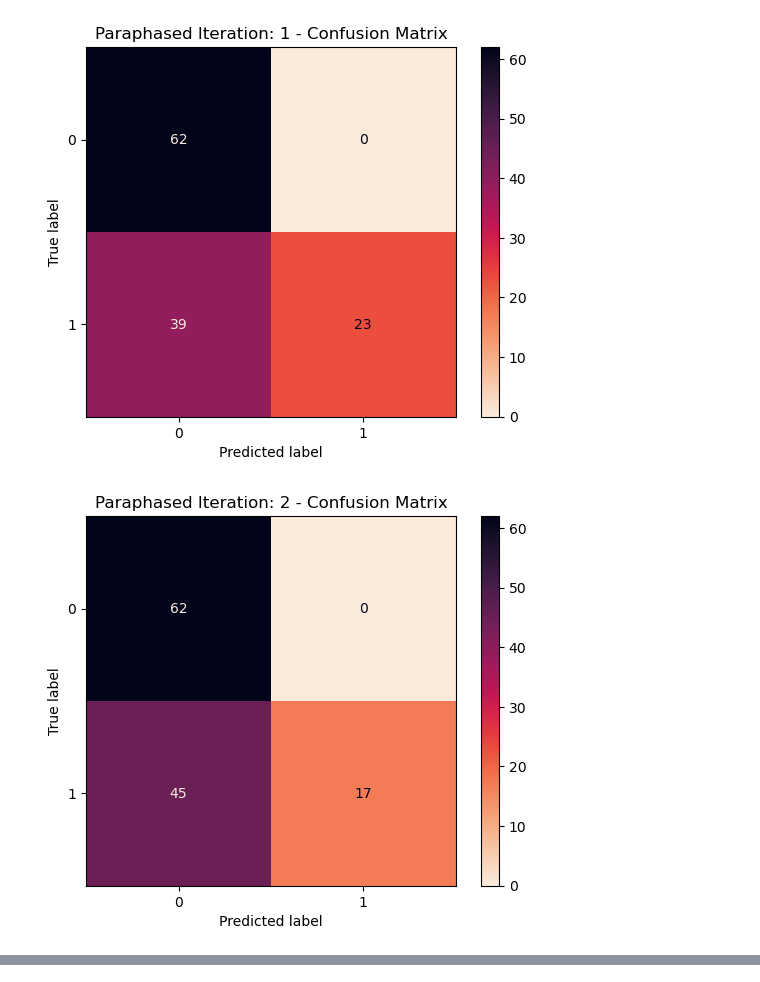
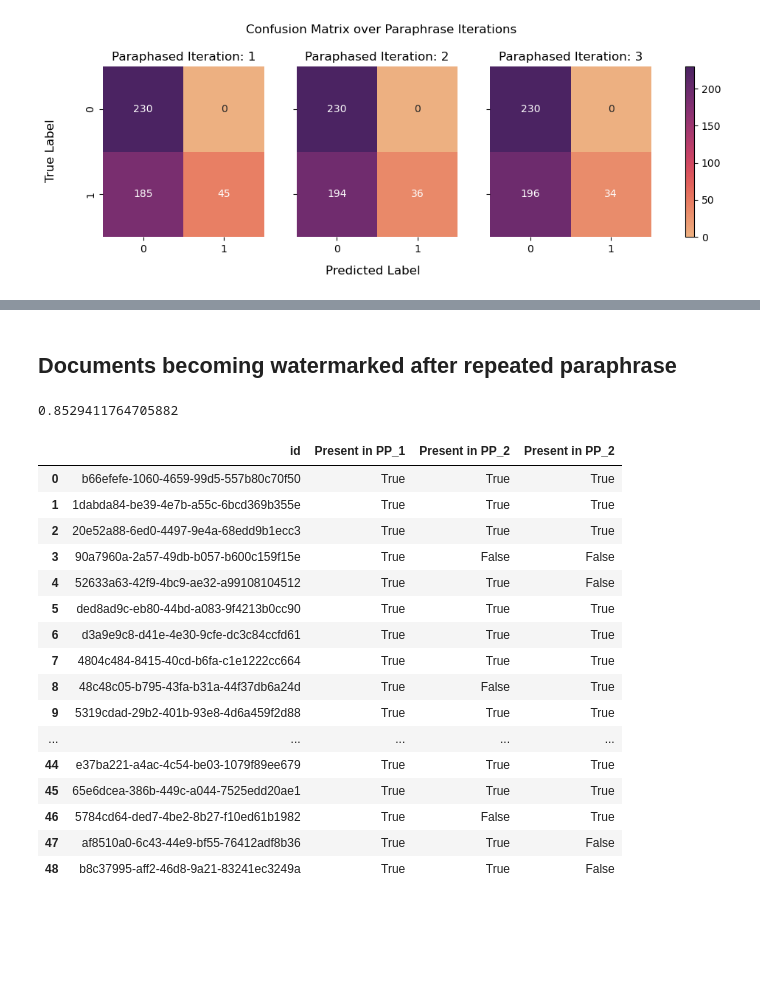
Before and after one commit to SamSJackson/Level4-Proj, a Jupyter notebook: data/notebooks/confusion_matrices.ipynb, the cells around one changed output, grey strips where cells are left out. Drawn from its saved outputs; the diff is of its cells as text; code cells hidden in the pictures; blank space fills up the shorter version.

Commit message:
Ongoing investigation of Mistral generated documents

```diff
--- a/data/notebooks/confusion_matrices.ipynb
+++ b/data/notebooks/confusion_matrices.ipynb
@@ -5,7 +6,8 @@ import matplotlib.pyplot as plt, seaborn as sns
 from sklearn.metrics import confusion_matrix, ConfusionMatrixDisplay
 # %%
-path = "../processed/train/evaluated/paraphrase_humarin_samples_62_EVALUATED_27_11_23.csv"
+path = "../processed/train/evaluated/paraphrase_humarin_samples_llama-2-7b_230_EVALUATED_05_12_2023.csv"
 df = pd.read_csv(path)
+df = df.drop(columns=['Unnamed: 0'])
 # %%
 df.columns
 # %% [output]
@@ -21,7 +25,9 @@ Index(['id', 'title', 'media-type', 'source', 'content', 'word-count',
 z_threshold = 4.0
 # Need to binary classify the results
+# %%
+relevant_columns = ["id", "kgw-watermarked", "kgw-wm-zscore"]
 # %%
-base_wmark_df = df[["kgw-watermarked", "kgw-wm-zscore"]].copy()
+base_wmark_df = df[relevant_columns].copy()
 base_wmark_df["watermarked"] = [True for _ in range(len(base_wmark_df))]
 base_wmark_df = base_wmark_df.rename(columns={"kgw-watermarked": "text", "kgw-wm-zscore": "z-score"})
 
@@ -43,10 +49,10 @@ plt.show()
 # %%
 def gen_paraphrase_df(full_df, pp_iter = 1, z_threshold = 4.0):
-    wmark_df = full_df[[f"pp-kgw-{pp_iter}", f"kgw-wm-pp-zscore-{pp_iter}"]]
+    wmark_df = full_df[["id", f"pp-kgw-{pp_iter}", f"kgw-wm-pp-zscore-{pp_iter}"]]
     wmark_df = wmark_df.rename(columns={f"pp-kgw-{pp_iter}": "text", f"kgw-wm-pp-zscore-{pp_iter}": "z-score"})
     wmark_df["watermarked"] = [True for _ in range(len(wmark_df))]
 
-    nwmark_df = full_df[[f"pp-unwatermarked-{pp_iter}", f"non-wm-pp-zscore-{pp_iter}"]]
+    nwmark_df = full_df[["id", f"pp-unwatermarked-{pp_iter}", f"non-wm-pp-zscore-{pp_iter}"]]
     nwmark_df = nwmark_df.rename(columns={f"pp-unwatermarked-{pp_iter}": "text", f"non-wm-pp-zscore-{pp_iter}": "z-score"})
     nwmark_df["watermarked"] = [False for _ in range(len(nwmark_df))]
 
@@ -58,12 +81,18 @@ image_output_path = "../results/images/confusion_matrices/"
 # %%
+fig, axs = plt.subplots(1,3, figsize=(12, 3), sharey=True)
+c_cmap = sns.color_palette("flare", as_cmap=True)
+norm = colors.Normalize(vmin=0, vmax=230)
 for i in range(1,4):
     pp_bc_df = gen_paraphrase_df(df, pp_iter=i)
     cf = confusion_matrix(pp_bc_df["watermarked"], pp_bc_df["watermark-detected"])
-    disp = ConfusionMatrixDisplay(confusion_matrix=cf)
-    disp.plot(cmap=sns.color_palette("rocket_r", as_cmap=True), colorbar=True)
-    plt.title(f"Paraphased Iteration: {i} - Confusion Matrix")
-    plt.savefig(image_output_path+f"iteration_{i}.png")
-    plt.show()
+    hm = sns.heatmap(cf, annot=True, fmt=".0f",ax=axs[i-1], cmap=c_cmap, vmin=0, vmax=230, cbar=False)
+    axs[i-1].set_title(f"Paraphased Iteration: {i}")
+
+fig.colorbar(cm.ScalarMappable(norm=norm, cmap=c_cmap), ax=axs.ravel().tolist())
+fig.supxlabel("Predicted Label", x=0.43, y=-0.07)
+fig.supylabel("True Label", x=0.06)
+fig.suptitle("Confusion Matrix over Paraphrase Iterations", y=1.07, x=0.44)
+# plt.savefig(image_output_path+f"combined_iterations.png", bbox_inches='tight')
+plt.show()
 # %% [output]
-[figure, old version]
+[figure, new version]
-[figure, removed]
@@ -70,0 +113,2 @@ for i in range(1,4):
+# %% [markdown]
+## Documents becoming watermarked after repeated paraphrase
@@ -70,0 +118,24 @@ for i in range(1,4):
+# %%
+final_in_first
+# %% [output]
+0.8529411764705882
+# %%
+presence_df
+# %% [output]
+|  | id | Present in PP_1 | Present in PP_2 | Present in PP_2 |
+| 0 | b66efefe-1060-4659-99d5-557b80c70f50 | True | True | True |
+| 1 | 1dabda84-be39-4e7b-a55c-6bcd369b355e | True | True | True |
+| 2 | 20e52a88-6ed0-4497-9e4a-68edd9b1ecc3 | True | True | True |
+| 3 | 90a7960a-2a57-49db-b057-b600c159f15e | True | False | False |
+| 4 | 52633a63-42f9-4bc9-ae32-a99108104512 | True | True | False |
+| 5 | ded8ad9c-eb80-44bd-a083-9f4213b0cc90 | True | True | True |
+| 6 | d3a9e9c8-d41e-4e30-9cfe-dc3c84ccfd61 | True | True | True |
+| 7 | 4804c484-8415-40cd-b6fa-c1e1222cc664 | True | True | True |
+| 8 | 48c48c05-b795-43fa-b31a-44f37db6a24d | True | False | True |
+| 9 | 5319cdad-29b2-401b-93e8-4d6a459f2d88 | True | True | True |
+| ... | ... | ... | ... | ... |
+| 44 | e37ba221-a4ac-4c54-be03-1079f89ee679 | True | True | True |
+| 45 | 65e6dcea-386b-449c-a044-7525edd20ae1 | True | True | True |
+| 46 | 5784cd64-ded7-4be2-8b27-f10ed61b1982 | True | False | True |
+| 47 | af8510a0-6c43-44e9-bf55-76412adf8b36 | True | True | False |
+| 48 | b8c37995-aff2-46d8-9a21-83241ec3249a | True | True | False |
```
Also changed, not shown: parts of 13 cells of this notebook, 20 other files.
